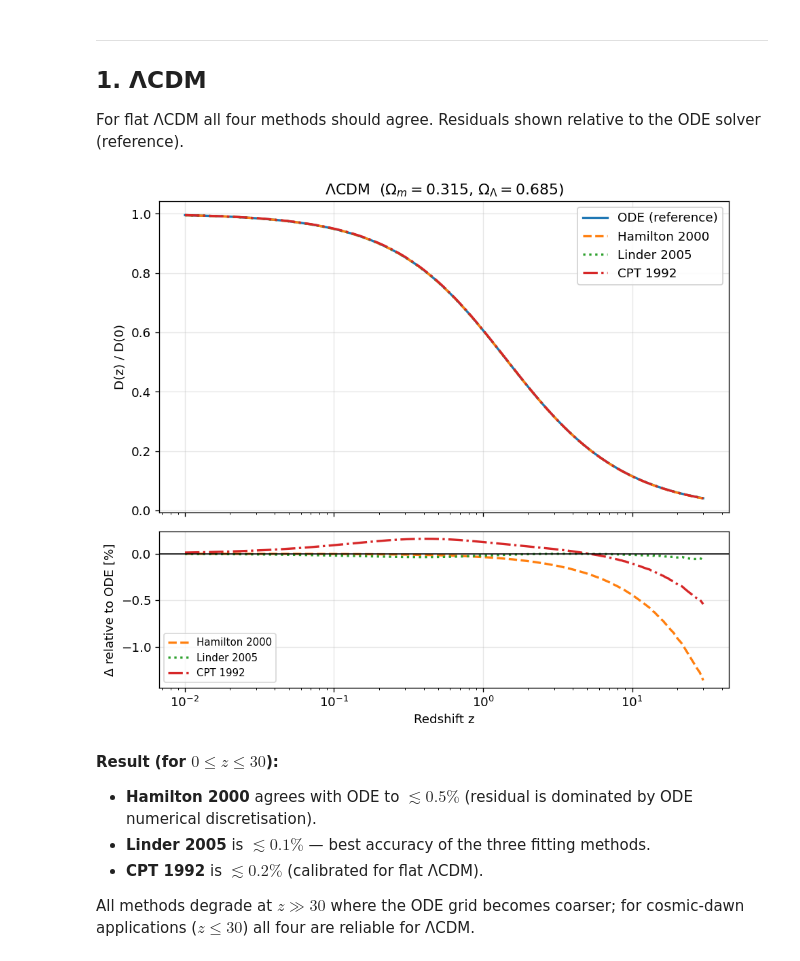
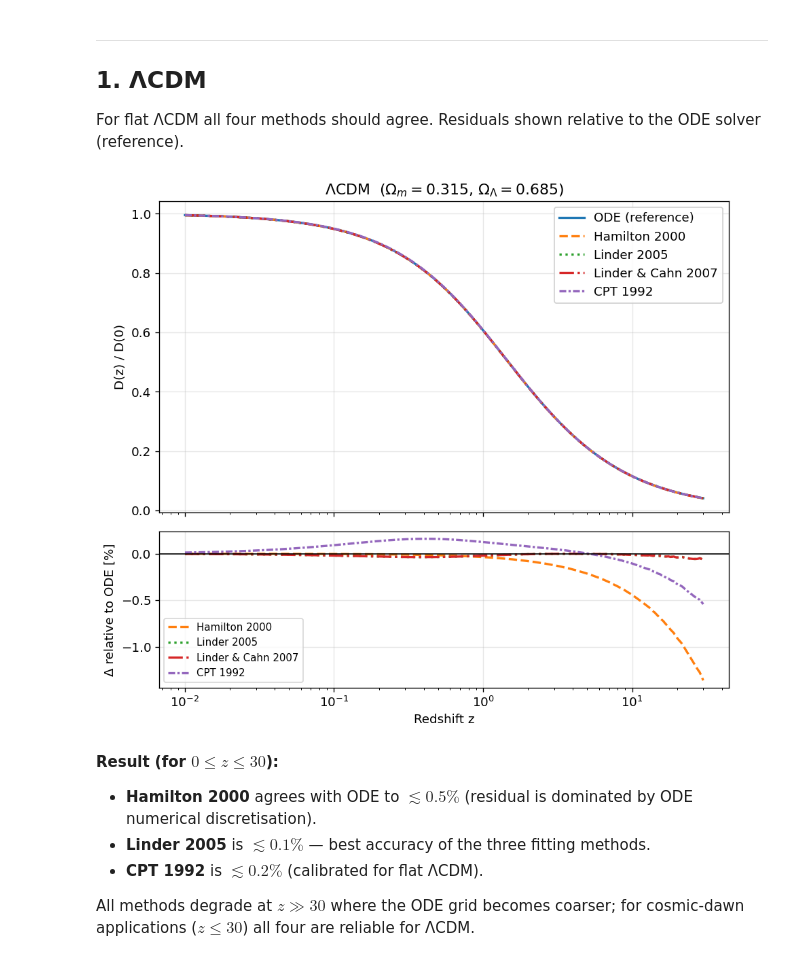
Before and after one commit to sambit-giri/toolscosmo, a Jupyter notebook: notebooks/example_GrowthFactor.ipynb, the cells around one changed output. Cells and saved outputs as stored; diff of their text form; code cells hidden in the pictures.

```diff
--- a/notebooks/example_GrowthFactor.ipynb
+++ b/notebooks/example_GrowthFactor.ipynb
@@ -51,40 +53,41 @@ For flat ΛCDM all four methods should agree. Residuals shown relative to the OD
 param_lcdm = tc.par(DM='LCDM', DE='LCDM')
 param_lcdm.cosmo.solver = 'toolscosmo'
 
 D_lcdm = {
-    'ODE (reference)' : Dz(param_lcdm, 'solveODE'),
-    'Hamilton 2000'   : Dz(param_lcdm, 'Hamilton2000'),
-    'Linder 2005'     : Dz(param_lcdm, 'Linder2005'),
-    'CPT 1992'        : Dz(param_lcdm, 'CPT'),
+    'ODE (reference)'    : Dz(param_lcdm, 'solveODE'),
+    'Hamilton 2000'      : Dz(param_lcdm, 'Hamilton2000'),
+    'Linder 2005'        : Dz(param_lcdm, 'Linder2005'),
+    'Linder & Cahn 2007' : Dz(param_lcdm, 'LinderCahn2007'),
+    'CPT 1992'           : Dz(param_lcdm, 'CPT'),
 }
 
 fig, axes = plt.subplots(2, 1, figsize=(8, 7), sharex=True,
                           gridspec_kw={'height_ratios': [2, 1]})
 ax, axr = axes
-colors = ['C0', 'C1', 'C2', 'C3']
-ls_list = ['-', '--', ':', '-.']
+colors  = ['C0', 'C1', 'C2', 'C3', 'C4']
+ls_list = ['-', '--', ':', '-.', (0, (3, 1, 1, 1))]
 D_ref = D_lcdm['ODE (reference)']
 
 for (label, D), c, ls in zip(D_lcdm.items(), colors, ls_list):
     ax.plot(z, D, label=label, color=c, ls=ls, lw=2)
     if label != 'ODE (reference)':
         axr.plot(z, (D - D_ref)/D_ref * 100, color=c, ls=ls, lw=2, label=label)
 
 ax.set_ylabel('D(z) / D(0)')
 ax.set_title(r'ΛCDM  ($\Omega_m=0.315$, $\Omega_\Lambda=0.685$)')
 ax.legend(framealpha=0.9)
 ax.set_xscale('log')
 
 axr.axhline(0, color='k', lw=1)
 axr.set_xlabel('Redshift z')
 axr.set_ylabel('Δ relative to ODE [%]')
 axr.legend(fontsize=9)
 
 plt.tight_layout()
 #plt.savefig('growth_factor_LCDM.png', bbox_inches='tight')
 plt.show()
 # %% [output]
-[figure, old version]
+[figure, new version]
 # %% [markdown]
 **Result (for $0 \leq z \leq 30$):**
 - **Hamilton 2000** agrees with ODE to $\lesssim 0.5\%$ (residual is dominated by ODE numerical discretisation).
```
Also changed, not shown: parts of 7 cells of this notebook, 6 other files.
